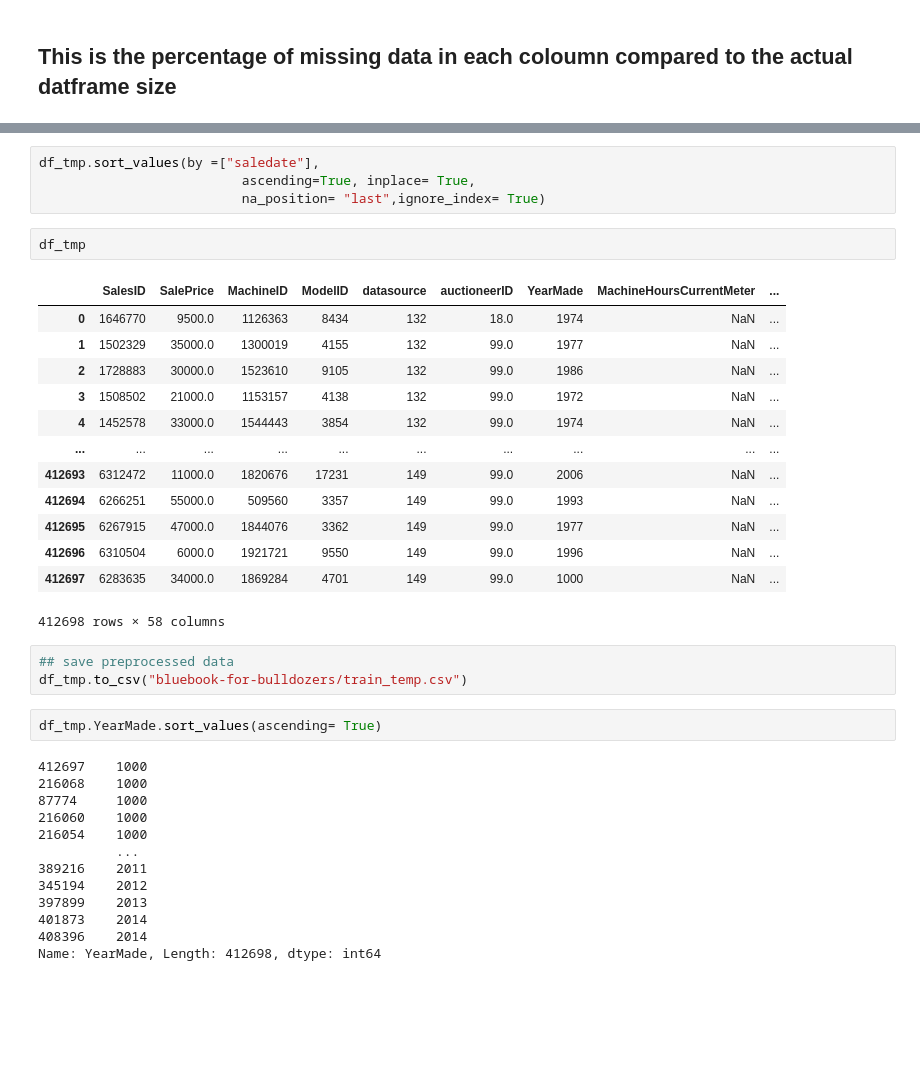
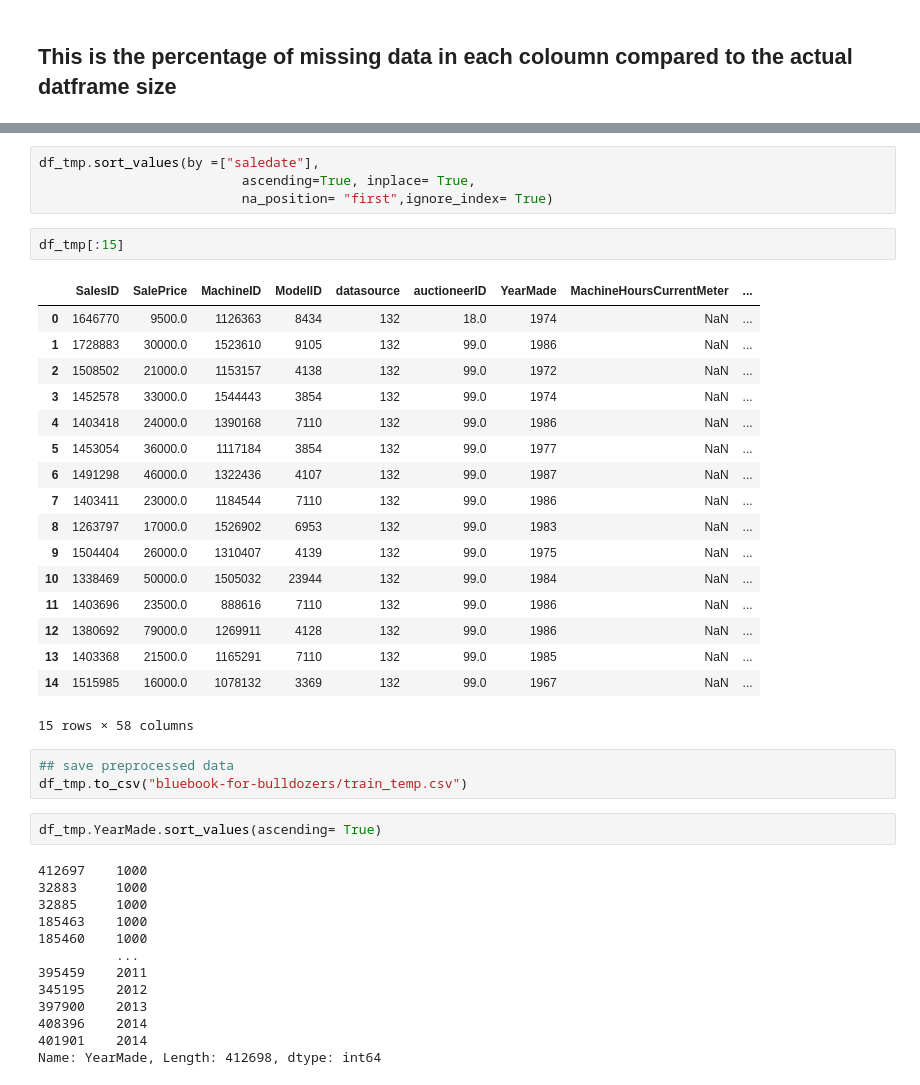
Before and after one commit to EZENWERE/ML-PROJECTS, a Jupyter notebook: Sklearn3.0.ipynb, the cells around one changed output, grey strips where cells are left out. Saved outputs shown, nothing was run; the diff lists cells and outputs as text; blank space fills up the shorter version.

```diff
--- a/Sklearn3.0.ipynb
+++ b/Sklearn3.0.ipynb
@@ -1373,23 +1352,27 @@ dtype: float64
 # %%
 df_tmp.sort_values(by =["saledate"],
                           ascending=True, inplace= True,
-                          na_position= "last",ignore_index= True)
+                          na_position= "first",ignore_index= True)
 # %%
-df_tmp
+df_tmp[:15]
 # %% [output]
 |  | SalesID | SalePrice | MachineID | ModelID | datasource | auctioneerID | YearMade | MachineHoursCurrentMeter | ... |
 | 0 | 1646770 | 9500.0 | 1126363 | 8434 | 132 | 18.0 | 1974 | NaN | ... |
-| 1 | 1502329 | 35000.0 | 1300019 | 4155 | 132 | 99.0 | 1977 | NaN | ... |
-| 2 | 1728883 | 30000.0 | 1523610 | 9105 | 132 | 99.0 | 1986 | NaN | ... |
-| 3 | 1508502 | 21000.0 | 1153157 | 4138 | 132 | 99.0 | 1972 | NaN | ... |
-| 4 | 1452578 | 33000.0 | 1544443 | 3854 | 132 | 99.0 | 1974 | NaN | ... |
-| ... | ... | ... | ... | ... | ... | ... | ... | ... | ... |
-| 412693 | 6312472 | 11000.0 | 1820676 | 17231 | 149 | 99.0 | 2006 | NaN | ... |
-| 412694 | 6266251 | 55000.0 | 509560 | 3357 | 149 | 99.0 | 1993 | NaN | ... |
-| 412695 | 6267915 | 47000.0 | 1844076 | 3362 | 149 | 99.0 | 1977 | NaN | ... |
-| 412696 | 6310504 | 6000.0 | 1921721 | 9550 | 149 | 99.0 | 1996 | NaN | ... |
-| 412697 | 6283635 | 34000.0 | 1869284 | 4701 | 149 | 99.0 | 1000 | NaN | ... |
+| 1 | 1728883 | 30000.0 | 1523610 | 9105 | 132 | 99.0 | 1986 | NaN | ... |
+| 2 | 1508502 | 21000.0 | 1153157 | 4138 | 132 | 99.0 | 1972 | NaN | ... |
+| 3 | 1452578 | 33000.0 | 1544443 | 3854 | 132 | 99.0 | 1974 | NaN | ... |
+| 4 | 1403418 | 24000.0 | 1390168 | 7110 | 132 | 99.0 | 1986 | NaN | ... |
+| 5 | 1453054 | 36000.0 | 1117184 | 3854 | 132 | 99.0 | 1977 | NaN | ... |
+| 6 | 1491298 | 46000.0 | 1322436 | 4107 | 132 | 99.0 | 1987 | NaN | ... |
+| 7 | 1403411 | 23000.0 | 1184544 | 7110 | 132 | 99.0 | 1986 | NaN | ... |
+| 8 | 1263797 | 17000.0 | 1526902 | 6953 | 132 | 99.0 | 1983 | NaN | ... |
+| 9 | 1504404 | 26000.0 | 1310407 | 4139 | 132 | 99.0 | 1975 | NaN | ... |
+| 10 | 1338469 | 50000.0 | 1505032 | 23944 | 132 | 99.0 | 1984 | NaN | ... |
+| 11 | 1403696 | 23500.0 | 888616 | 7110 | 132 | 99.0 | 1986 | NaN | ... |
+| 12 | 1380692 | 79000.0 | 1269911 | 4128 | 132 | 99.0 | 1986 | NaN | ... |
+| 13 | 1403368 | 21500.0 | 1165291 | 7110 | 132 | 99.0 | 1985 | NaN | ... |
+| 14 | 1515985 | 16000.0 | 1078132 | 3369 | 132 | 99.0 | 1967 | NaN | ... |
-412698 rows × 58 columns
+15 rows × 58 columns
 # %%
 ## save preprocessed data
 df_tmp.to_csv("bluebook-for-bulldozers/train_temp.csv")
@@ -1397,14 +1380,14 @@ df_tmp.to_csv("bluebook-for-bulldozers/train_temp.csv")
 df_tmp.YearMade.sort_values(ascending= True)
 # %% [output]
 412697    1000
-216068    1000
-87774     1000
-216060    1000
-216054    1000
+32883     1000
+32885     1000
+185463    1000
+185460    1000
           ...
-389216    2011
-345194    2012
-397899    2013
-401873    2014
+395459    2011
+345195    2012
+397900    2013
 408396    2014
+401901    2014
 Name: YearMade, Length: 412698, dtype: int64
```
Also changed, not shown: parts of 33 cells of this notebook, 1 other file.
